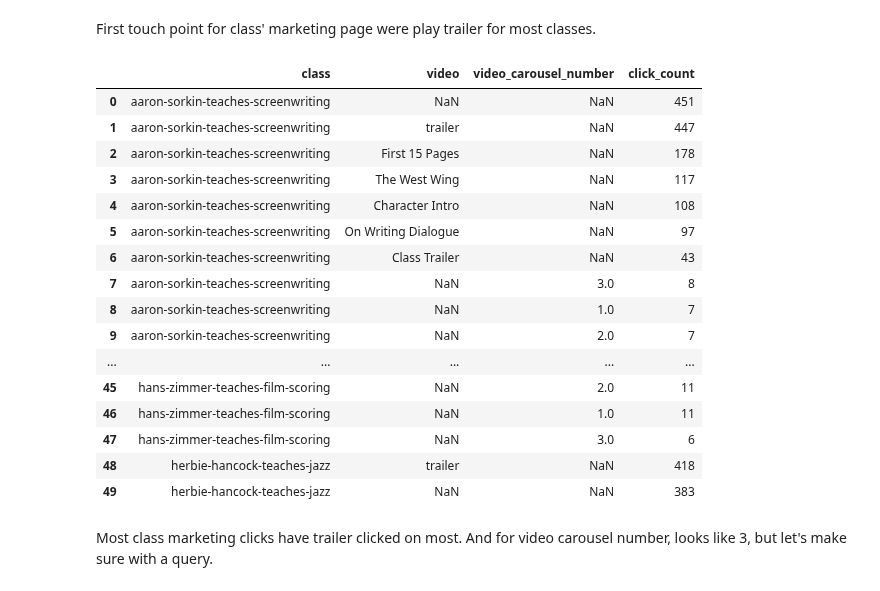
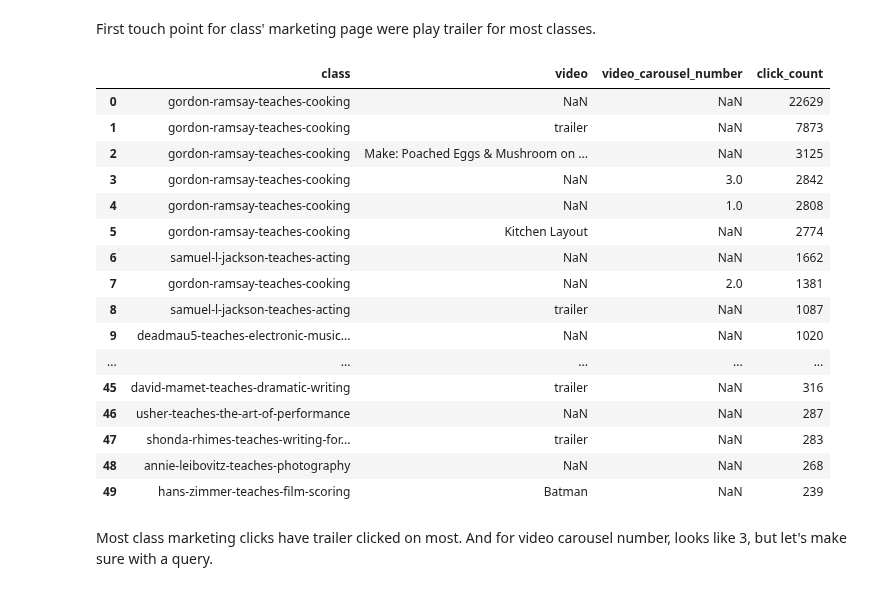
Before and after one commit to mindyng/2023-Business-Projects, a Jupyter notebook: masterclass-user-behavior-analysis-v2.ipynb, the cells around one changed output. Cells and saved outputs as stored; diff of their text form; code cells hidden in the pictures.

```diff
--- a/masterclass-user-behavior-analysis-v2.ipynb
+++ b/masterclass-user-behavior-analysis-v2.ipynb
@@ -886,30 +877,32 @@ First touch point for class' marketing page were play trailer for most classes.
 # %%
 # What did the user end up clicking on for each marketing page?
 
 query = """
 
-select class, video, video_carousel_number, count(*) as click_count from course_marketing_click group by 1,2,3 order by 1, 4 desc
+select class, video, video_carousel_number, count(*) as click_count from course_marketing_click
+group by 1,2,3
+order by 4 desc
 
 """
 duckdb.query(query).df()[:50]
 # %% [output]
 |  | class | video | video_carousel_number | click_count |
-| 0 | aaron-sorkin-teaches-screenwriting | NaN | NaN | 451 |
-| 1 | aaron-sorkin-teaches-screenwriting | trailer | NaN | 447 |
-| 2 | aaron-sorkin-teaches-screenwriting | First 15 Pages | NaN | 178 |
-| 3 | aaron-sorkin-teaches-screenwriting | The West Wing | NaN | 117 |
-| 4 | aaron-sorkin-teaches-screenwriting | Character Intro | NaN | 108 |
-| 5 | aaron-sorkin-teaches-screenwriting | On Writing Dialogue | NaN | 97 |
-| 6 | aaron-sorkin-teaches-screenwriting | Class Trailer | NaN | 43 |
-| 7 | aaron-sorkin-teaches-screenwriting | NaN | 3.0 | 8 |
-| 8 | aaron-sorkin-teaches-screenwriting | NaN | 1.0 | 7 |
-| 9 | aaron-sorkin-teaches-screenwriting | NaN | 2.0 | 7 |
+| 0 | gordon-ramsay-teaches-cooking | NaN | NaN | 22629 |
+| 1 | gordon-ramsay-teaches-cooking | trailer | NaN | 7873 |
+| 2 | gordon-ramsay-teaches-cooking | Make: Poached Eggs & Mushroom on ... | NaN | 3125 |
+| 3 | gordon-ramsay-teaches-cooking | NaN | 3.0 | 2842 |
+| 4 | gordon-ramsay-teaches-cooking | NaN | 1.0 | 2808 |
+| 5 | gordon-ramsay-teaches-cooking | Kitchen Layout | NaN | 2774 |
+| 6 | samuel-l-jackson-teaches-acting | NaN | NaN | 1662 |
+| 7 | gordon-ramsay-teaches-cooking | NaN | 2.0 | 1381 |
+| 8 | samuel-l-jackson-teaches-acting | trailer | NaN | 1087 |
+| 9 | deadmau5-teaches-electronic-music... | NaN | NaN | 1020 |
 | ... | ... | ... | ... | ... |
-| 45 | hans-zimmer-teaches-film-scoring | NaN | 2.0 | 11 |
-| 46 | hans-zimmer-teaches-film-scoring | NaN | 1.0 | 11 |
-| 47 | hans-zimmer-teaches-film-scoring | NaN | 3.0 | 6 |
-| 48 | herbie-hancock-teaches-jazz | trailer | NaN | 418 |
-| 49 | herbie-hancock-teaches-jazz | NaN | NaN | 383 |
+| 45 | david-mamet-teaches-dramatic-writing | trailer | NaN | 316 |
+| 46 | usher-teaches-the-art-of-performance | NaN | NaN | 287 |
+| 47 | shonda-rhimes-teaches-writing-for... | trailer | NaN | 283 |
+| 48 | annie-leibovitz-teaches-photography | NaN | NaN | 268 |
+| 49 | hans-zimmer-teaches-film-scoring | Batman | NaN | 239 |
 # %% [markdown]
 Most class marketing clicks have trailer clicked on most. And for video carousel number, looks like 3, but let's make sure with a query.
 # %%
```
Also changed, not shown: parts of 23 cells of this notebook.
